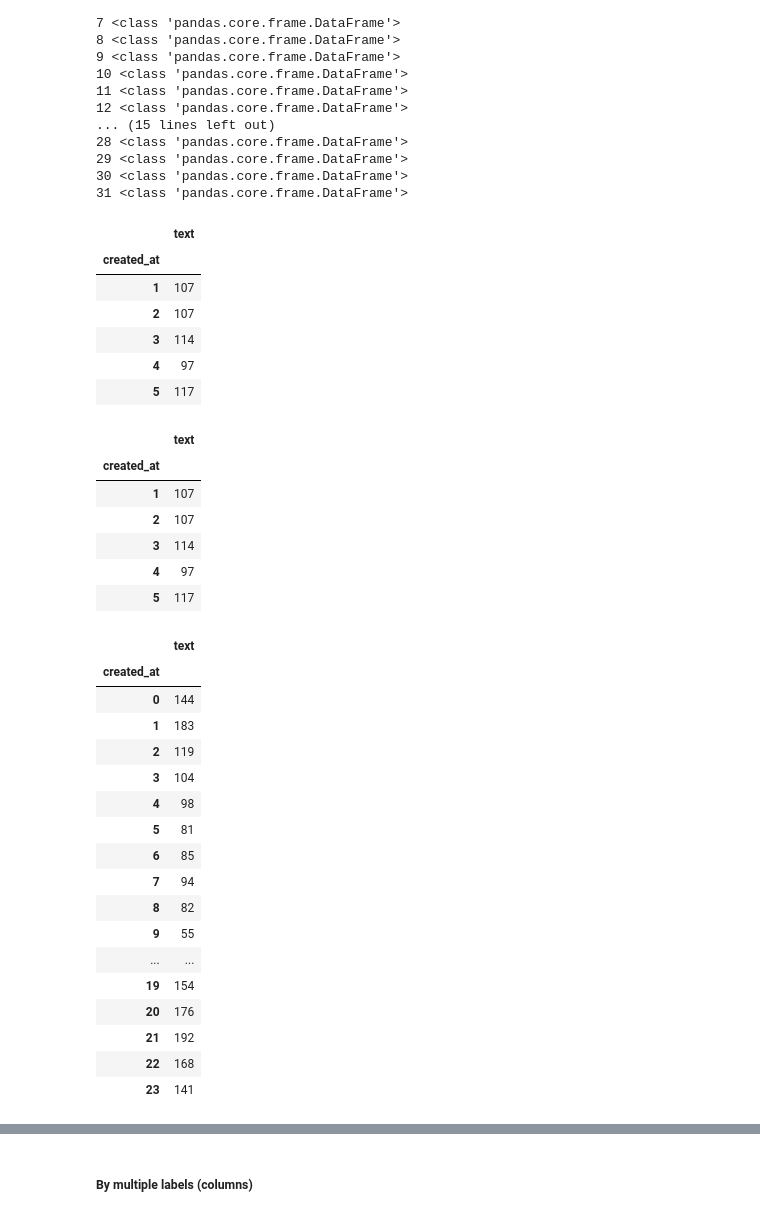
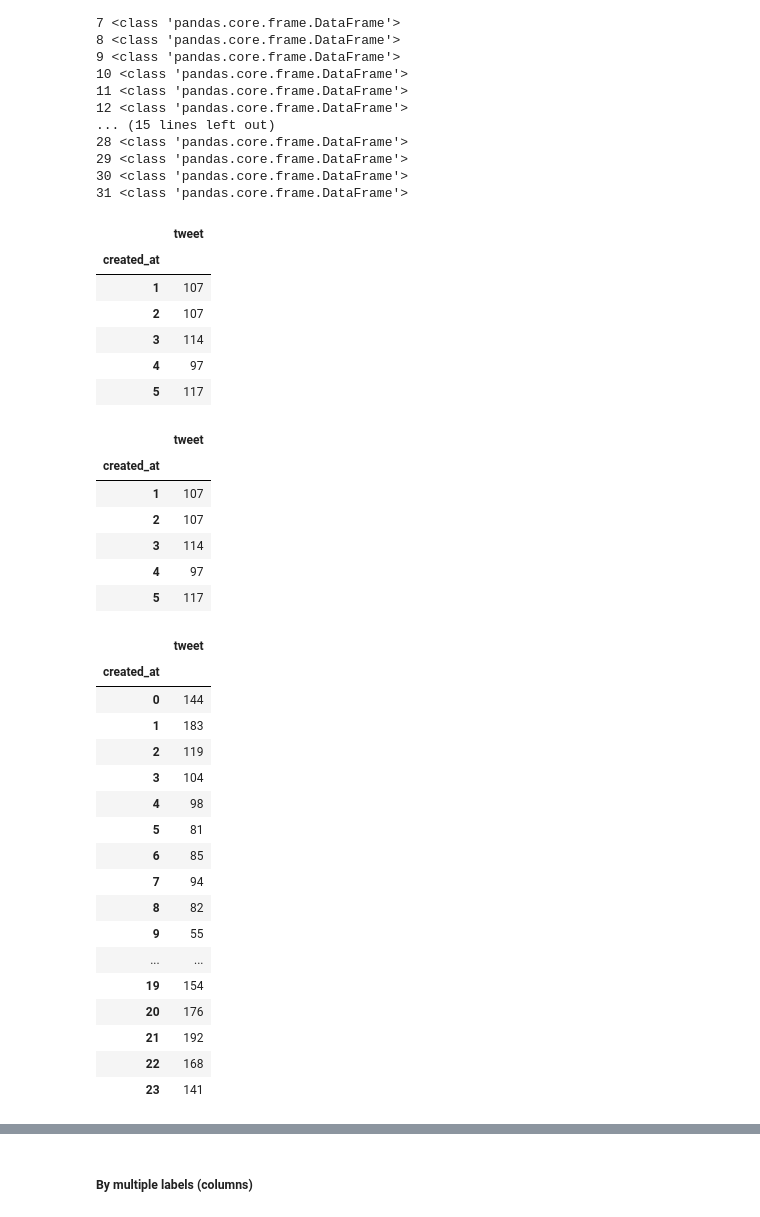
Before and after one commit to mromanello/ADA-DHOxSS, a Jupyter notebook: notebooks/2.3 Skills, Wrangling with Pandas.ipynb, the cells around one changed output, grey strips where cells are left out. Drawn from its saved outputs; the diff is of its cells as text; code cells hidden in the pictures.

```diff
--- a/notebooks/2.3 Skills, Wrangling with Pandas.ipynb
+++ b/notebooks/2.3 Skills, Wrangling with Pandas.ipynb
@@ -216,5 +216,5 @@ df['tweet_mentions'] = df.text.apply(find_mentions)
 # %%
-df['n_mentions'] = df.tweet_mentions.map(lambda x: len(x.split(', ')))
+df['n_mentions'] = df['tweet_mentions'].map(lambda x: len(x.split(', ')))
 # %%
 df.head()
 # %% [output]
@@ -228,9 +228,9 @@ df.head()
 # %% [markdown]
 #### Add column with week day
 # %%
-df["week_day_name"] = df.created_at.dt.day_name()
+df["week_day_name"] = df['created_at'].dt.day_name()
 # %%
-df["week_day"] = df.created_at.dt.weekday
+df["week_day"] = df['created_at'].dt.weekday
 # %%
 df.head(3)
 # %% [output]
@@ -331,7 +342,7 @@ id
 848416049573658624     6
 Name: created_at, dtype: int32
 # %%
-df["day_hour"] = df.created_at.dt.hour
+df["day_hour"] = df['created_at'].dt.hour
 # %%
 display_cols = ['created_at', 'week_day', 'day_hour']
 df[display_cols].head(4)
@@ -510,9 +528,9 @@ for group, rows in df.groupby(df.created_at.dt.day):
 31 <class 'pandas.core.frame.DataFrame'>
 # %%
 # here we pass the groups as a series
-df.groupby(df.created_at.dt.day).agg({'text':len}).head()
+df.groupby(df['created_at'].dt.day).agg({'tweet':len}).head()
 # %% [output]
-|  | text |
+|  | tweet |
 | created_at |  |
 | 1 | 107 |
 | 2 | 107 |
@@ -521,9 +539,9 @@ df.groupby(df.created_at.dt.day).agg({'text':len}).head()
 | 5 | 117 |
 # %%
 # here we pass the groups as a series
-df.groupby(df.created_at.dt.day)[['text']].count().head()
+df.groupby(df['created_at'].dt.day)[['tweet']].count().head()
 # %% [output]
-|  | text |
+|  | tweet |
 | created_at |  |
 | 1 | 107 |
 | 2 | 107 |
@@ -531,9 +549,9 @@ df.groupby(df.created_at.dt.day)[['text']].count().head()
 | 4 | 97 |
 | 5 | 117 |
 # %%
-df.groupby(df.created_at.dt.hour)[['text']].count()
+df.groupby(df['created_at'].dt.hour)[['tweet']].count()
 # %% [output]
-|  | text |
+|  | tweet |
 | created_at |  |
 | 0 | 144 |
 | 1 | 183 |
```
Also changed, not shown: parts of 39 cells of this notebook.
